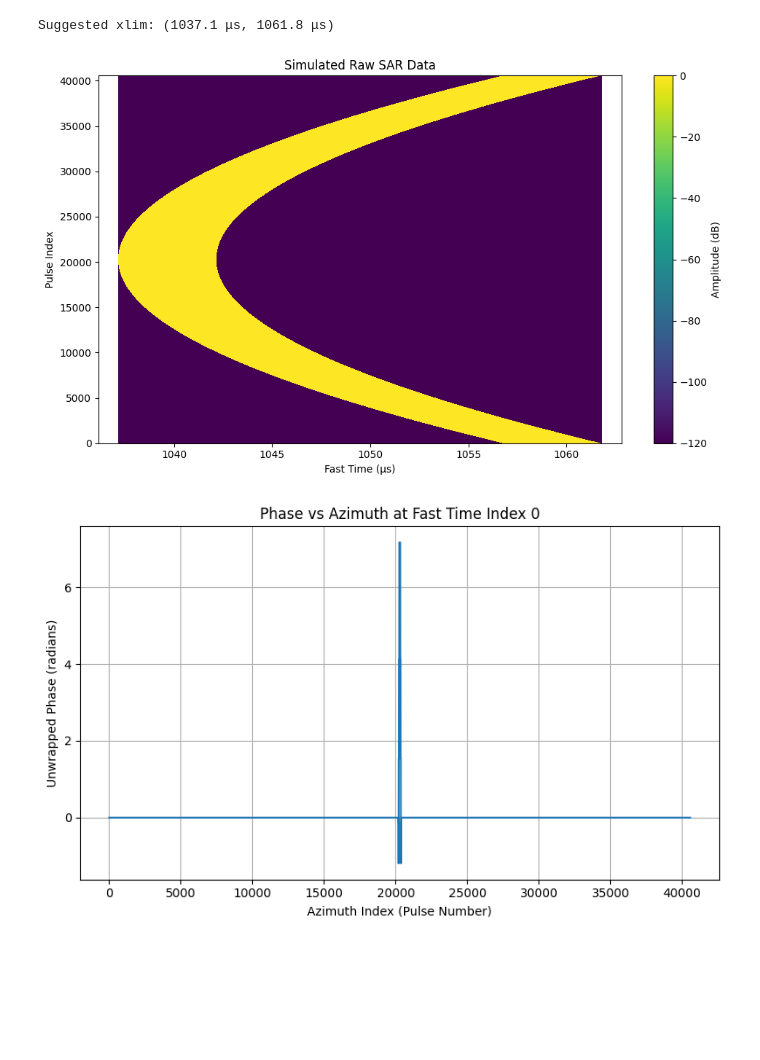
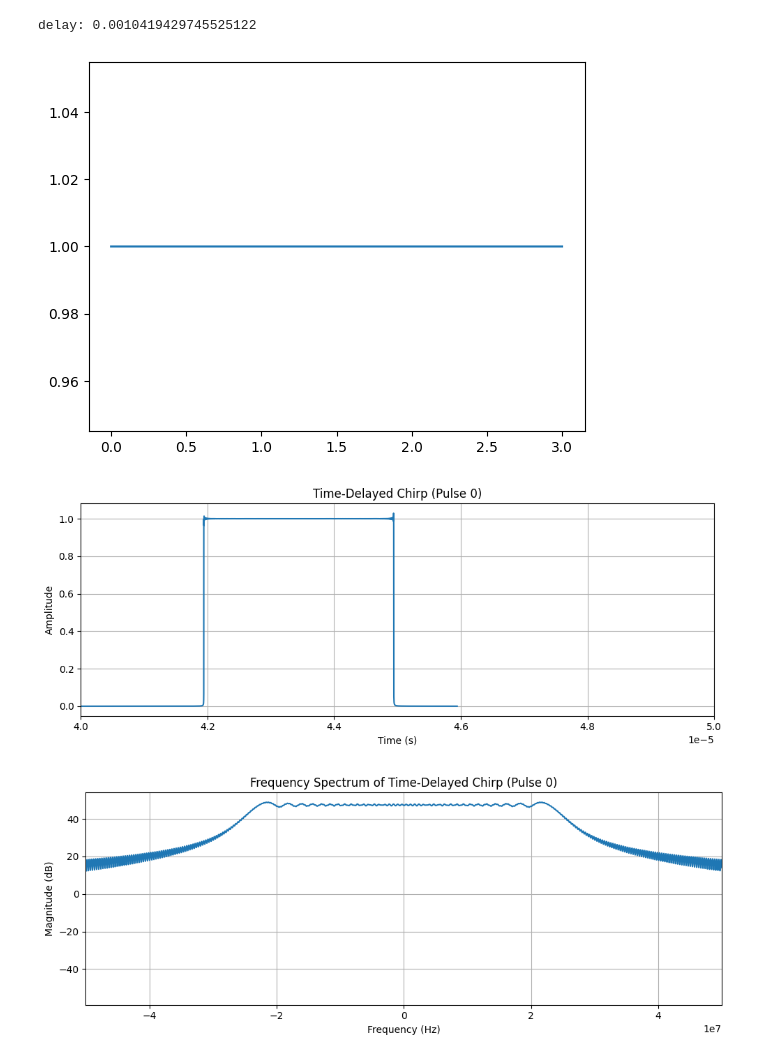
Before and after one commit to kwokkeith/signal_processing_notes, a Jupyter notebook: 07_raw_data_simulation.ipynb, the cells around one changed output. Cells and saved outputs as stored; diff of their text form; code cells hidden in the pictures; blank space fills up the shorter version.

```diff
--- a/07_raw_data_simulation.ipynb
+++ b/07_raw_data_simulation.ipynb
@@ -22,7 +22,12 @@ sensor = SensorParameters(
 target_pos = (0.0, 0.0, 0.0)
 # %%
 # Simulate raw SAR data
-raw_data, delays, t_start = simulate_raw_data(sensor, target_pos)
+raw_data, time_result, t_start = simulate_raw_data(sensor, target_pos, t_start=1000.0e-6)
 
 # Compute time delays for the target
 time_result_target = compute_target_time_delays(sensor, target_pos)
+# %% [output]
+delay: 0.0010419429745525122
+[figure, added]
+[figure, added]
+[figure, added]
@@ -29,14 +100,9 @@ time_result_target = compute_target_time_delays(sensor, target_pos)
 # %%
 # Plot SAR raw data (Pulse Index vs Fast Time)
-plot_raw_sar_data(raw_data, sensor.sampling_frequency_hz, start_time_s=t_start)
+plot_raw_sar_data_interactive(raw_data, sensor.sampling_frequency_hz, start_time_s=t_start, xlim_microseconds=(1035, 1050))
-# %% [output]
-Suggested xlim: (1037.1 μs, 1061.8 μs)
-[figure, removed]
 # %%
 # Check phase vs azimuth
-plot_phase_vs_azimuth(raw_data, sensor.sampling_frequency_hz, fast_time_us=0)
+plot_phase_vs_azimuth(raw_data, sensor.sampling_frequency_hz, fast_time_index=0)
-# %% [output]
-[figure, removed]
 # %%
 # Plot time delay of the target
 plot_slant_range_time_delays(time_result_target)
```
Also changed, not shown: parts of 30 cells of this notebook, 4 other files.
